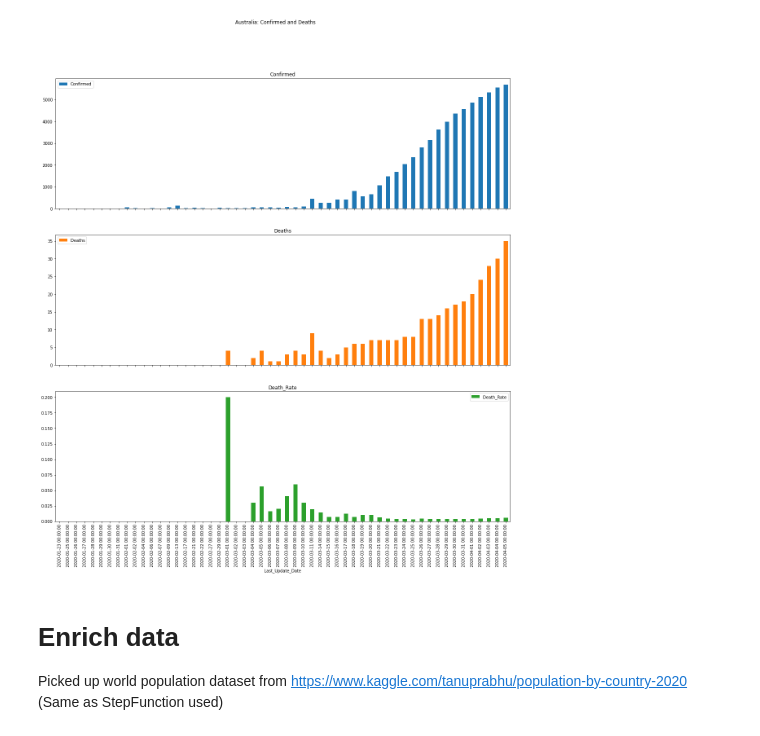
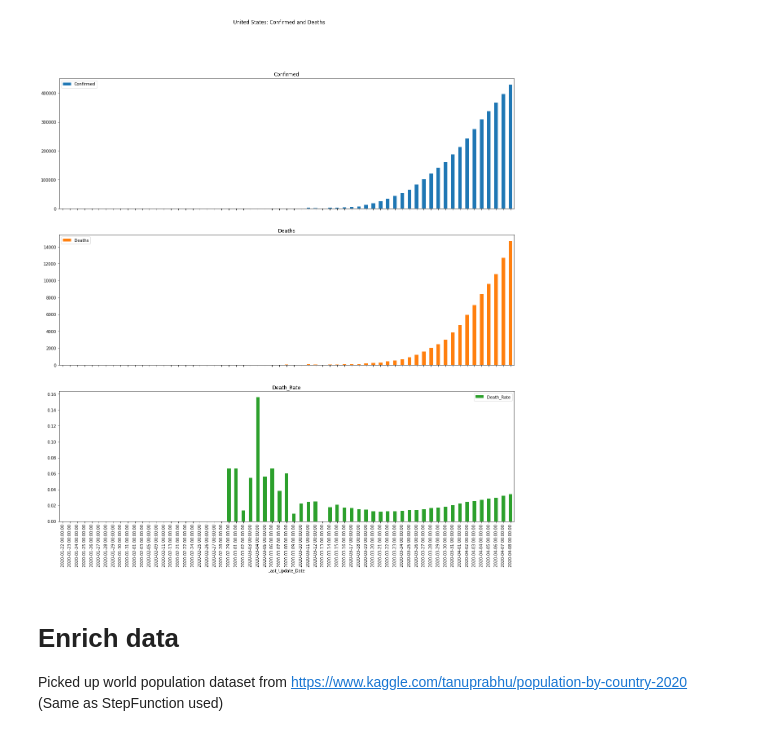
Before and after one commit to atulvarshneya/covid19-analysis, a Jupyter notebook: eda.ipynb, the cells around one changed output. Saved outputs shown, nothing was run; the diff lists cells and outputs as text; code cells hidden in the pictures.

```diff
--- a/eda.ipynb
+++ b/eda.ipynb
@@ -181,6 +165,6 @@ The colNum attribute was deprecated in Matplotlib 3.2 and will be removed two mi
 # %%
 ## Display countrywise stats
-country = "Australia"
+country = "United States"
 show_country_stats = True
 show_country_plots = True
 
@@ -211,4 +195,4 @@ Update on 2020-04-05 00:00:00 (day 74) Confirmed: 5687.0 Deaths: 35.0 Death Rate
-[figure, old version]
+[figure, new version]
 # %% [markdown]
 # Enrich data
 Picked up world population dataset from https://www.kaggle.com/tanuprabhu/population-by-country-2020 (Same as StepFunction used)
```
Also changed, not shown: parts of 9 cells of this notebook.
